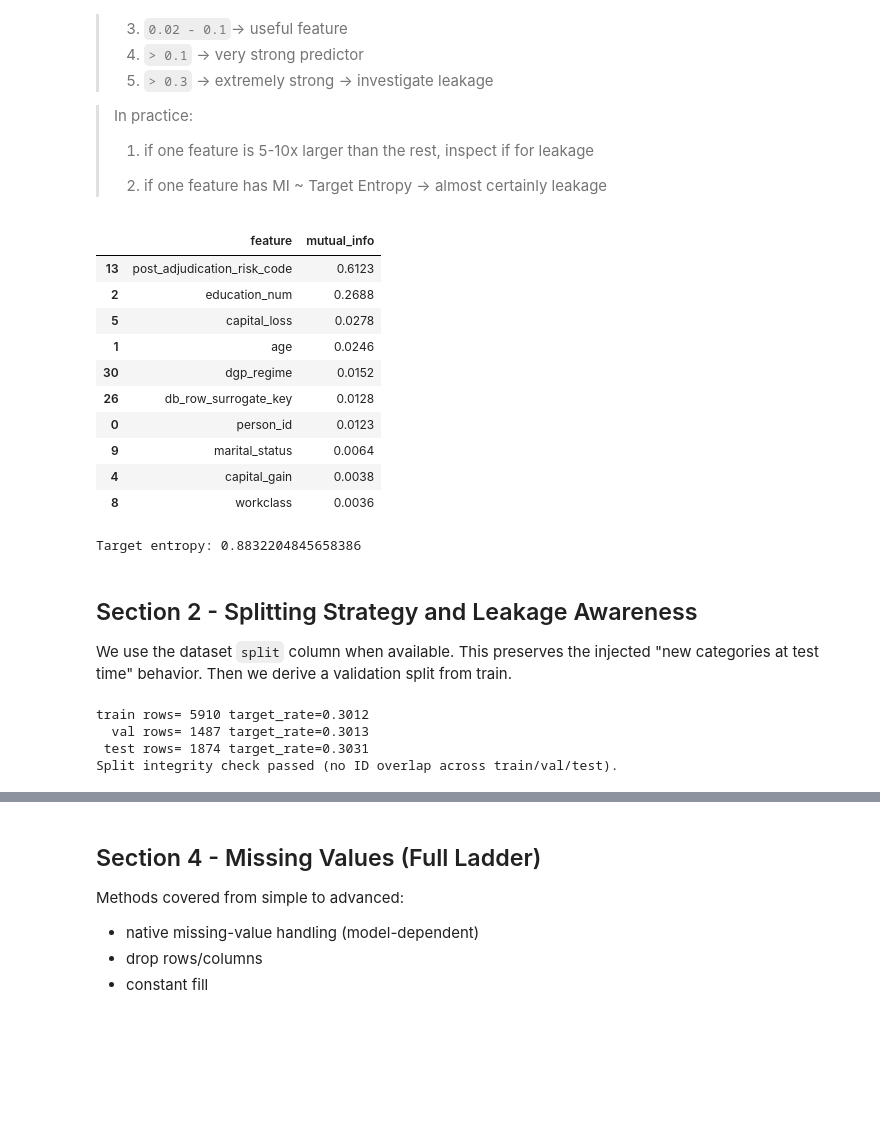
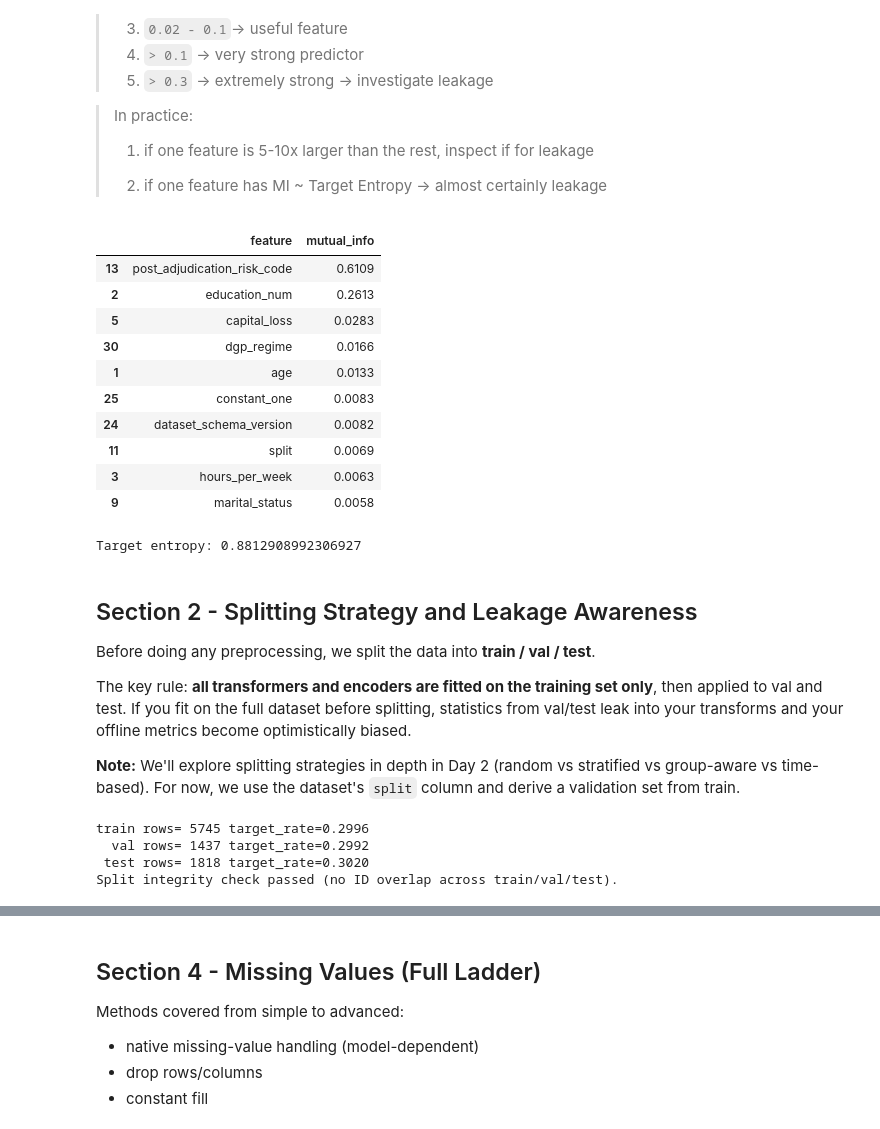
Before and after one commit to CardoAI/ml_industry_course, a Jupyter notebook: day1/datapreprocessing_featureengineering.ipynb, the cells around one changed output, grey strips where cells are left out. Cells and saved outputs as stored; diff of their text form; code cells hidden in the pictures; blank space fills up the shorter version.

```diff
--- a/day1/datapreprocessing_featureengineering.ipynb
+++ b/day1/datapreprocessing_featureengineering.ipynb
@@ -261,0 +283,11 @@ For some columns we might not know whether to keep them or not. Columns like `re
+# %%
+bool_map = {"true": True, "false": False, "yes": True, "no": False, "y": True, "n": False, "t": True, "f": False, "1": True, "0": False}
+
+for c in audit_adult.loc[audit_adult["string_but_numeric"], "column"]:
+    adult[c] = to_numeric_loose(adult[c])
+
+for c in audit_adult.loc[audit_adult["string_but_datetime"], "column"]:
+    adult[c] = pd.to_datetime(adult[c], errors="coerce", format="mixed")
+
+for c in audit_adult.loc[audit_adult["string_but_boolean"], "column"]:
+    adult[c] = adult[c].astype("string").str.strip().str.lower().map(bool_map).astype("boolean")
@@ -304,3 +354,0 @@ show(duplicate_id_change_summary, n=10)
-# %%
-adult = (adult.sort_values("record_written_at", ascending=False).drop_duplicates("person_id", keep="first")
-         .reset_index(drop=True))
@@ -306,0 +359,2 @@ adult = (adult.sort_values("record_written_at", ascending=False).drop_duplicates
+# %%
+adult = (adult.sort_values("record_written_at", ascending=False).drop_duplicates("person_id", keep="first").reset_index(drop=True))
@@ -451,45 +517,50 @@ Potential leakage detected: post_adjudication_risk_code with score 1.0000
 # %%
 from sklearn.feature_selection import mutual_info_classif
 
 def feature_mi(X, y):
     X2 = X.copy()
     for c in X2.columns:
         cdtype = X2[c].dtype
 
-        if cdtype in ["str"]:
+        if cdtype in ["str", "datetime", "datetime64[us]", "date"]:
             X2[c] = X2[c].astype("category").cat.codes
     X2 = X2.fillna(-999)
     mi = mutual_info_classif(X2, y)
     return (pd.DataFrame(dict(zip(X2.columns, mi)).items(),
                         columns=["feature", "mutual_info"])
                         .assign(mutual_info=lambda df: df["mutual_info"].round(4))
                         .sort_values("mutual_info", ascending=False))
 
 def target_entropy(y):
     p = np.bincount(y) / len(y)
     p = p[p > 0]
     return -(p * np.log2(p)).sum()
 
 show(feature_mi(adult.drop([TARGET_COL, TARGET_BIN_COL], axis=1), adult[TARGET_BIN_COL]), 10)
 print("Target entropy:", target_entropy(adult[TARGET_BIN_COL].values.round(3)))
 # %% [output]
 |  | feature | mutual_info |
-| 13 | post_adjudication_risk_code | 0.6123 |
-| 2 | education_num | 0.2688 |
-| 5 | capital_loss | 0.0278 |
-| 1 | age | 0.0246 |
-| 30 | dgp_regime | 0.0152 |
-| 26 | db_row_surrogate_key | 0.0128 |
-| 0 | person_id | 0.0123 |
-| 9 | marital_status | 0.0064 |
-| 4 | capital_gain | 0.0038 |
-| 8 | workclass | 0.0036 |
+| 13 | post_adjudication_risk_code | 0.6109 |
+| 2 | education_num | 0.2613 |
+| 5 | capital_loss | 0.0283 |
+| 30 | dgp_regime | 0.0166 |
+| 1 | age | 0.0133 |
+| 25 | constant_one | 0.0083 |
+| 24 | dataset_schema_version | 0.0082 |
+| 11 | split | 0.0069 |
+| 3 | hours_per_week | 0.0063 |
+| 9 | marital_status | 0.0058 |
-Target entropy: 0.8832204845658386
+Target entropy: 0.8812908992306927
 # %% [markdown]
 ## <a id="splitting"></a> Section 2 - Splitting Strategy and Leakage Awareness
 
-We use the dataset `split` column when available. This preserves the injected "new categories at test time" behavior.
-Then we derive a validation split from train.
+Before doing any preprocessing, we split the data into **train / val / test**.
+
+The key rule: **all transformers and encoders are fitted on the training set only**, then applied to val and test.
+If you fit on the full dataset before splitting, statistics from val/test leak into your transforms and your offline metrics become optimistically biased.
+
+**Note:** We'll explore splitting strategies in depth in Day 2 (random vs stratified vs group-aware vs time-based).
+For now, we use the dataset's `split` column and derive a validation set from train.
 # %%
 if SPLIT_COL in adult.columns:
     train_pool = adult.loc[adult[SPLIT_COL] == "train"].copy()
@@ -506,8 +577,11 @@ else:
 # If any remain, remove them from train_pool.
 overlap_ids = set(train_pool[ID_COLS[0]]) & set(test_df[ID_COLS[0]])
 if overlap_ids:
+    print(f"Warning: Found {len(overlap_ids)} overlapping IDs across train/test splits. Removing from train pool to ensure split integrity.")
     train_pool = train_pool.loc[~train_pool[ID_COLS[0]].isin(overlap_ids)].copy()
     print(f"Removed {len(overlap_ids)} overlapping IDs from train pool to enforce split integrity.")
+
+# stratified split between train and validation
 
 id_series = train_pool[ID_COLS[0]].dropna()
 id_target = train_pool.groupby(ID_COLS[0])[TARGET_BIN_COL].mean().round().astype(int)
@@ -536,7 +610,7 @@ assert len(val_ids & test_ids) == 0
 
 print("Split integrity check passed (no ID overlap across train/val/test).")
 # %% [output]
-train rows= 5910 target_rate=0.3012
-  val rows= 1487 target_rate=0.3013
- test rows= 1874 target_rate=0.3031
+train rows= 5745 target_rate=0.2996
+  val rows= 1437 target_rate=0.2992
+ test rows= 1818 target_rate=0.3020
 Split integrity check passed (no ID overlap across train/val/test).
```
Also changed, not shown: parts of 61 cells of this notebook, 1 other file.
